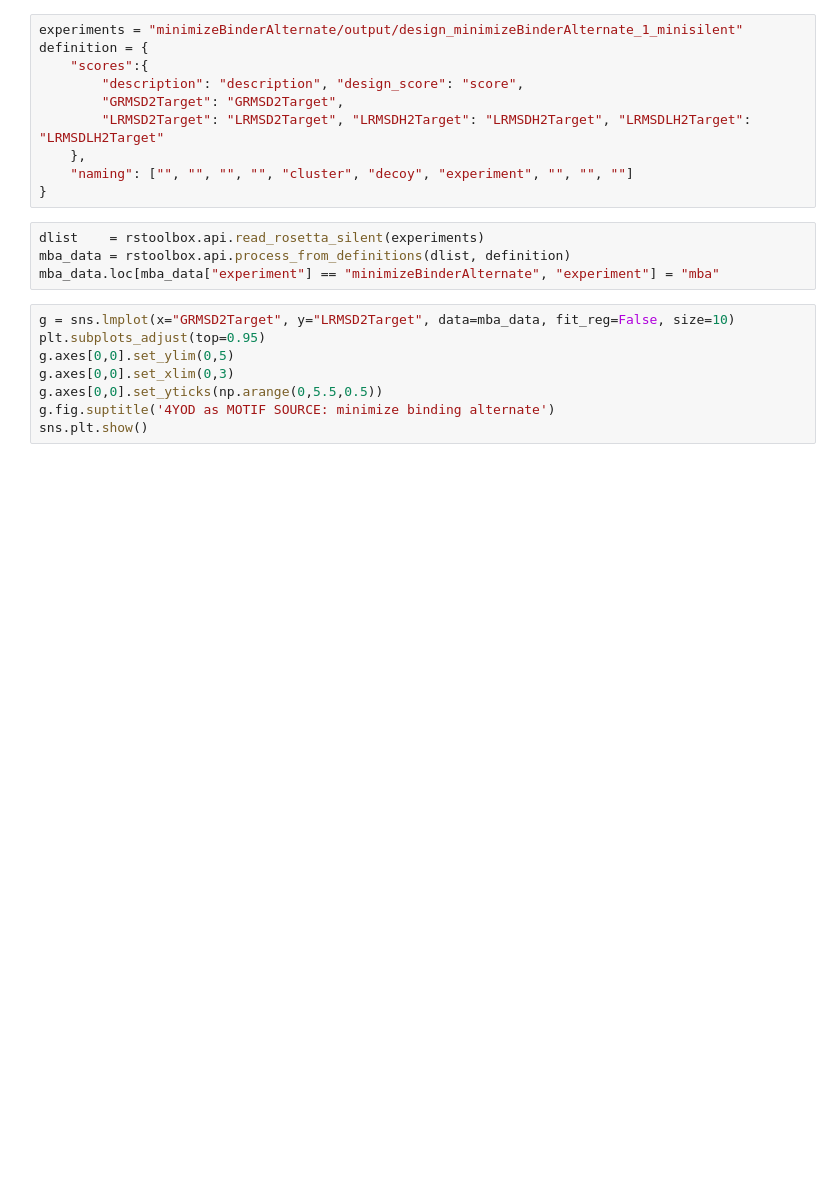
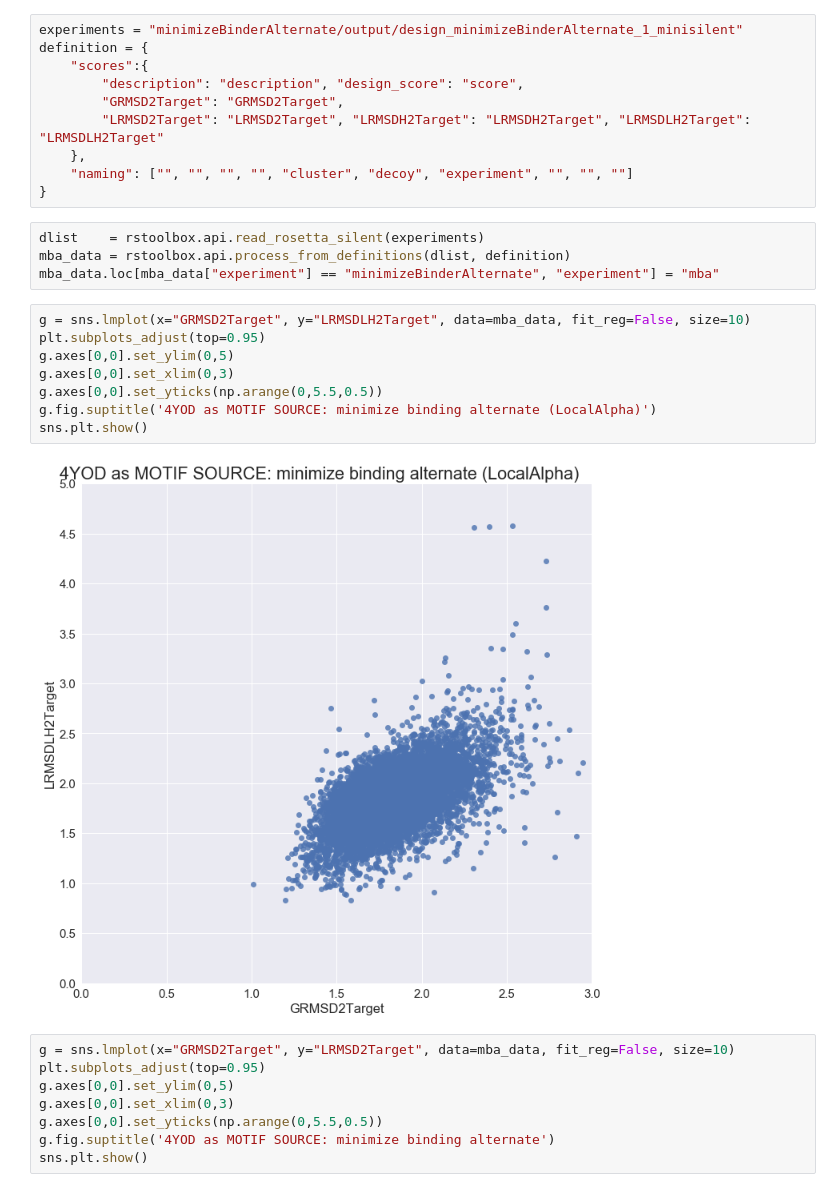
Before and after one commit to jaumebonet/FunFolDesTutorial, a Jupyter notebook: benchmark/scientific/bcl2/experiments/from4oyd/README.ipynb, the cells around one changed output. Cells and saved outputs as stored; diff of their text form; blank space fills up the shorter version.

```diff
--- a/benchmark/scientific/bcl2/experiments/from4oyd/README.ipynb
+++ b/benchmark/scientific/bcl2/experiments/from4oyd/README.ipynb
@@ -52,6 +58,16 @@ definition = {
 dlist    = rstoolbox.api.read_rosetta_silent(experiments)
 mba_data = rstoolbox.api.process_from_definitions(dlist, definition)
 mba_data.loc[mba_data["experiment"] == "minimizeBinderAlternate", "experiment"] = "mba"
+# %%
+g = sns.lmplot(x="GRMSD2Target", y="LRMSDLH2Target", data=mba_data, fit_reg=False, size=10)
+plt.subplots_adjust(top=0.95)
+g.axes[0,0].set_ylim(0,5)
+g.axes[0,0].set_xlim(0,3)
+g.axes[0,0].set_yticks(np.arange(0,5.5,0.5))
+g.fig.suptitle('4YOD as MOTIF SOURCE: minimize binding alternate (LocalAlpha)')
+sns.plt.show()
+# %% [output]
+[figure, added]
 # %%
 g = sns.lmplot(x="GRMSD2Target", y="LRMSD2Target", data=mba_data, fit_reg=False, size=10)
 plt.subplots_adjust(top=0.95)
```
Also changed, not shown: parts of 1 cell of this notebook, 3 other files.
